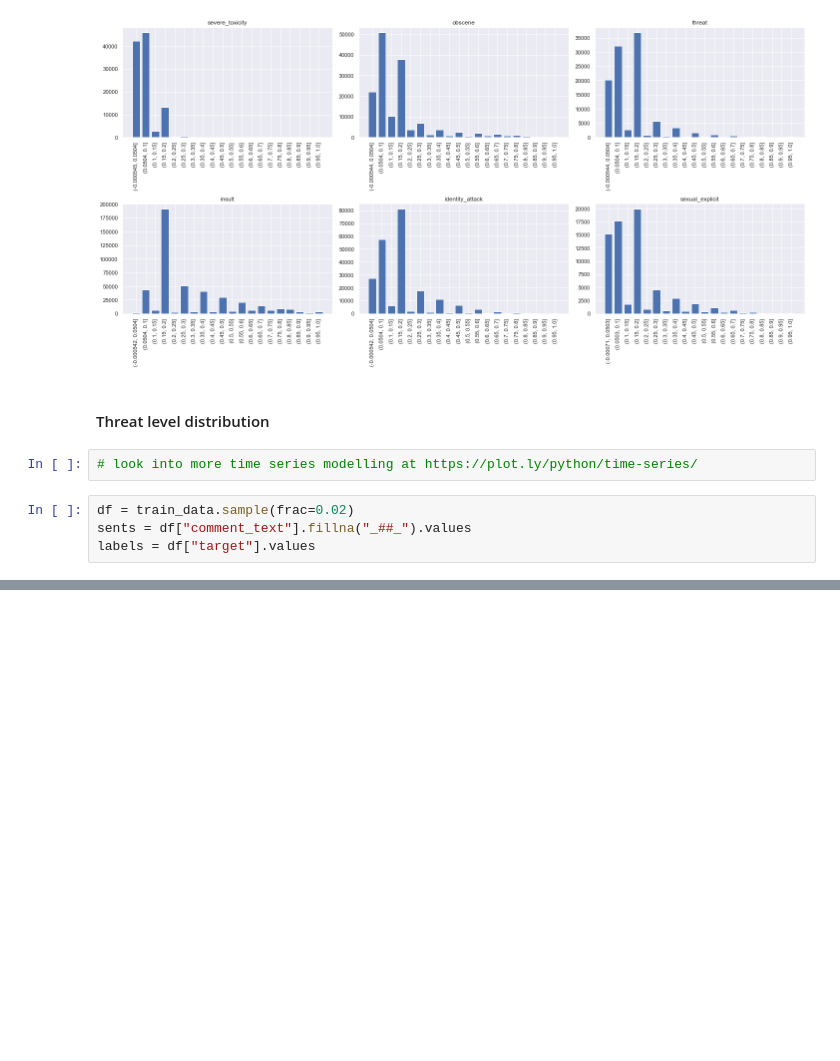
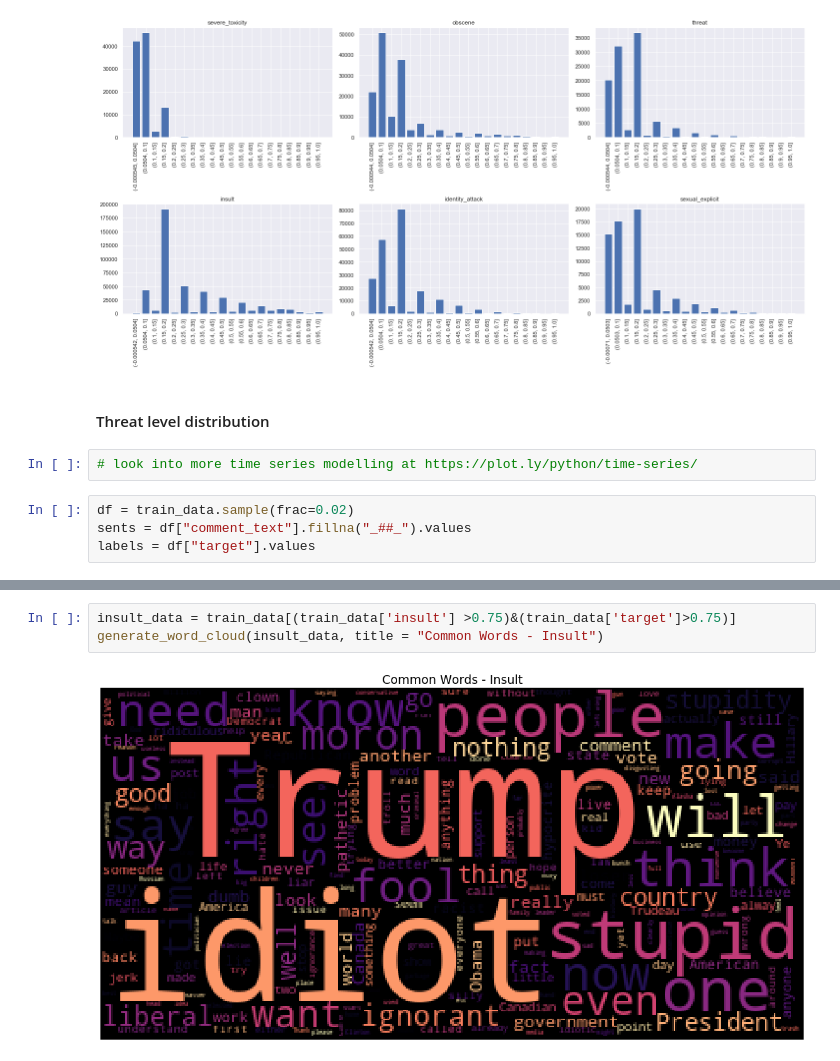
Before and after one commit to ajeyamk/jigsaw-nlp, a Jupyter notebook: jigsaw-nlp-ajeya.ipynb, the cells around one changed output, grey strips where cells are left out. Drawn from its saved outputs; the diff is of its cells as text; blank space fills up the shorter version.

```diff
--- a/jigsaw-nlp-ajeya.ipynb
+++ b/jigsaw-nlp-ajeya.ipynb
@@ -179,0 +201,5 @@ Difficulty                   4.453553112656742   HIGH
+# %%
+insult_data = train_data[(train_data['insult'] >0.75)&(train_data['target']>0.75)]
+generate_word_cloud(insult_data, title = "Common Words - Insult")
+# %% [output]
+[figure, added]
```
Also changed, not shown: parts of 9 cells of this notebook.
